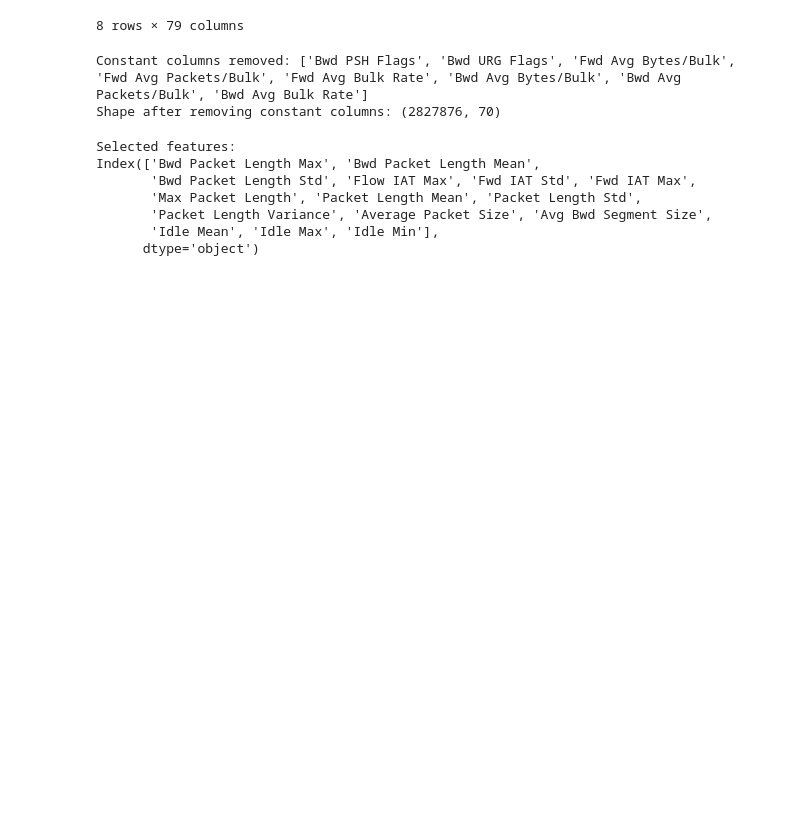
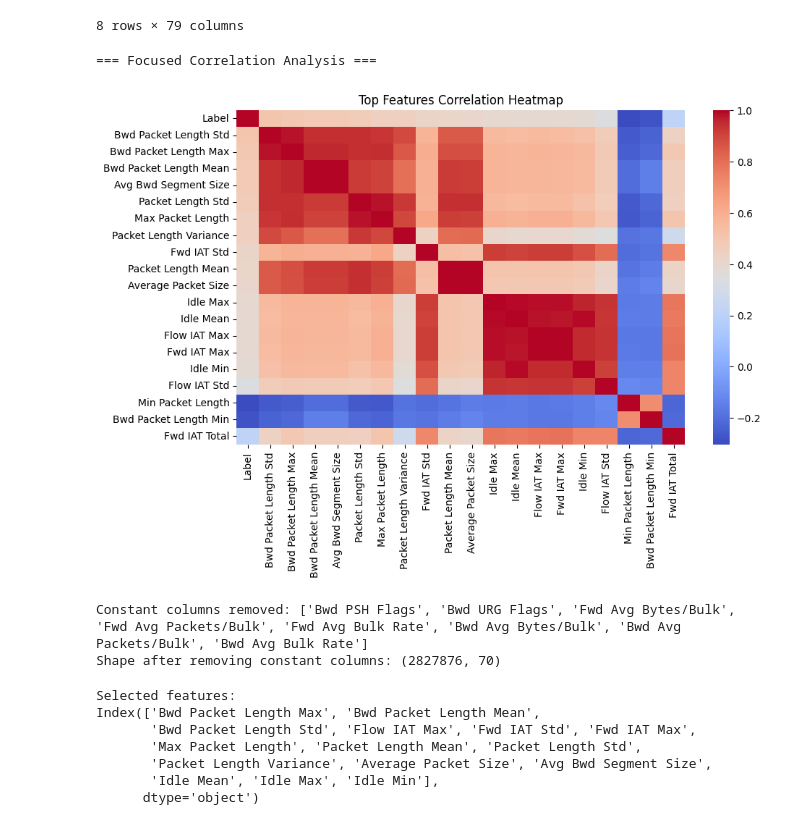
Before and after one commit to Thebestdelson777/CLOUD_COMPUTING_PROJECT, a Jupyter notebook: notebooks/eda_processed.ipynb, the cells around one changed output. Drawn from its saved outputs; the diff is of its cells as text; code cells hidden in the pictures; blank space fills up the shorter version.

Commit message:
Updated eda_processed notebook with EDA improvements and feature selection

```diff
--- a/notebooks/eda_processed.ipynb
+++ b/notebooks/eda_processed.ipynb
@@ -65,6 +98,25 @@ df.describe()
 | 75% | 4.430000e+02 | 3.239368e+06 | 5.000000e+00 | 4.000000e+00 | 1.880000e+02 | ... |
 | max | 6.553500e+04 | 1.200000e+08 | 2.197590e+05 | 2.919220e+05 | 1.290000e+07 | ... |
 8 rows × 79 columns
+# %%
+import seaborn as sns
+
+print("\n=== Focused Correlation Analysis ===")
+
+# Select top 15 features most correlated with Label
+corr = df.corr()
+
+top_features = corr["Label"].abs().sort_values(ascending=False).head(20).index
+
+plt.figure(figsize=(10,6))
+
+sns.heatmap(df[top_features].corr(), cmap='coolwarm', annot=False)
+
+plt.title("Top Features Correlation Heatmap")
+plt.show()
+# %% [output]
+=== Focused Correlation Analysis ===
+[figure, added]
 # %%
 X = df.drop("Label", axis=1)
 y = df["Label"]
```
Also changed, not shown: parts of 6 cells of this notebook.
